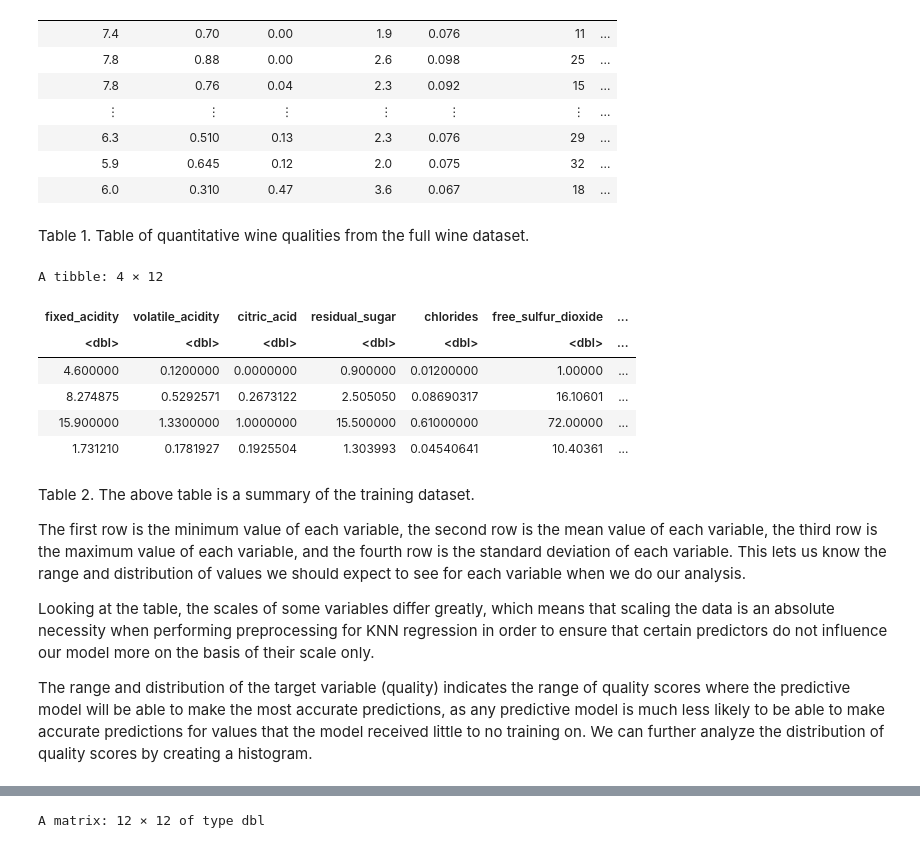
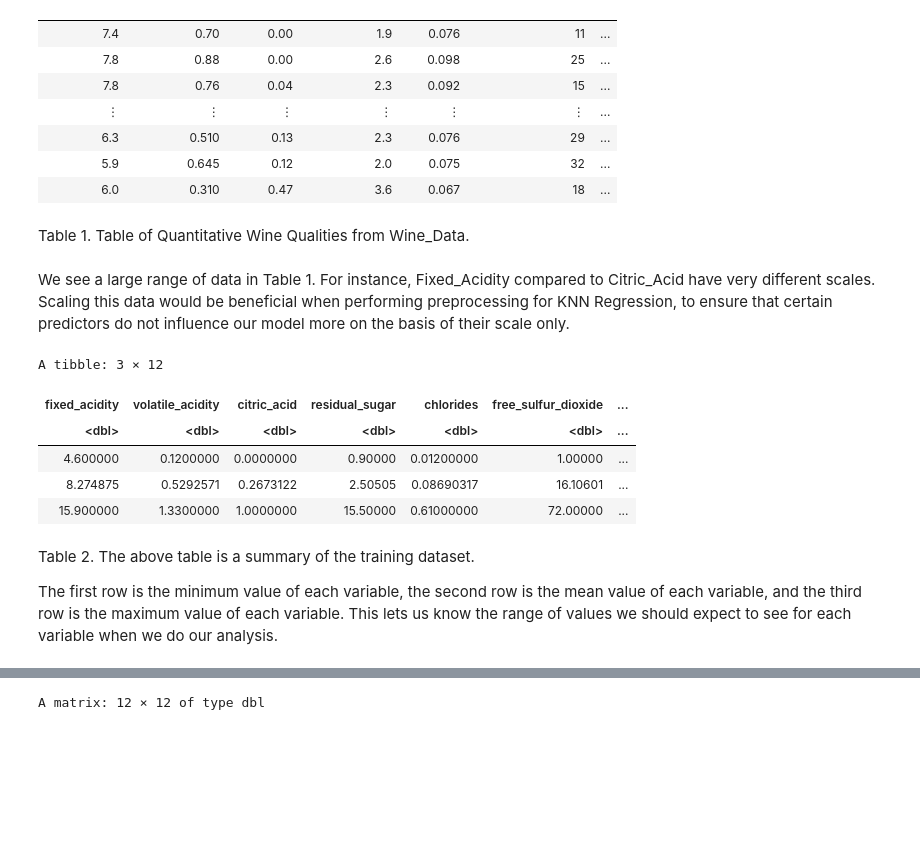
Before and after one commit to aleong2004/Wine-Quality-Prediction, a Jupyter notebook: Project.ipynb, the cells around one changed output, grey strips where cells are left out. Drawn from its saved outputs; the diff is of its cells as text; code cells hidden in the pictures; blank space fills up the shorter version.

```diff
--- a/Project.ipynb
+++ b/Project.ipynb
@@ -75,42 +64,36 @@ A tibble: 1599 × 12
 | 5.9 | 0.645 | 0.12 | 2.0 | 0.075 | 32 | ... |
 | 6.0 | 0.310 | 0.47 | 3.6 | 0.067 | 18 | ... |
 # %% [markdown]
-Table 1. Table of quantitative wine qualities from the full wine dataset.
+Table 1. Table of Quantitative Wine Qualities from Wine_Data.
+# %% [markdown]
+We see a large range of data in Table 1. For instance, Fixed_Acidity compared to Citric_Acid have very different scales. Scaling this data would be beneficial when performing preprocessing for KNN Regression, to ensure that certain predictors do not influence our model more on the basis of their scale only.
 # %%
 #splitting wine data into training/testing
 wine_split <- initial_split(wine_data, prop = 0.75, strata = quality)
 wine_training <- training(wine_split)
 wine_testing <- testing(wine_split)
 # %%
-#summarizing the training dataset
+#summary of wine data
 
 wine_max <- wine_training |>
             summarize(across("fixed_acidity":"quality", max, na.rm = TRUE))
 
 wine_min <- wine_training |>
             summarize(across("fixed_acidity":"quality", min, na.rm = TRUE))
 
 wine_mean <- wine_training |>
              summarize(across("fixed_acidity":"quality", mean, na.rm = TRUE))
 
-wine_sd <- wine_training |>
-             summarize(across("fixed_acidity":"quality", sd, na.rm = TRUE))
-
-wine_summary <- bind_rows(wine_min, wine_mean, wine_max, wine_sd)
+wine_summary <- bind_rows(wine_min, wine_mean, wine_max)
 wine_summary
 # %% [output]
-A tibble: 4 × 12
+A tibble: 3 × 12
 | fixed_acidity | volatile_acidity | citric_acid | residual_sugar | chlorides | free_sulfur_dioxide | ... |
 | <dbl> | <dbl> | <dbl> | <dbl> | <dbl> | <dbl> | ... |
-| 4.600000 | 0.1200000 | 0.0000000 | 0.900000 | 0.01200000 | 1.00000 | ... |
-| 8.274875 | 0.5292571 | 0.2673122 | 2.505050 | 0.08690317 | 16.10601 | ... |
-| 15.900000 | 1.3300000 | 1.0000000 | 15.500000 | 0.61000000 | 72.00000 | ... |
-| 1.731210 | 0.1781927 | 0.1925504 | 1.303993 | 0.04540641 | 10.40361 | ... |
+| 4.600000 | 0.1200000 | 0.0000000 | 0.90000 | 0.01200000 | 1.00000 | ... |
+| 8.274875 | 0.5292571 | 0.2673122 | 2.50505 | 0.08690317 | 16.10601 | ... |
+| 15.900000 | 1.3300000 | 1.0000000 | 15.50000 | 0.61000000 | 72.00000 | ... |
 # %% [markdown]
 Table 2. The above table is a summary of the training dataset.
 
-The first row is the minimum value of each variable, the second row is the mean value of each variable, the third row is the maximum value of each variable, and the fourth row is the standard deviation of each variable. This lets us know the range and distribution of values we should expect to see for each variable when we do our analysis.
-
-Looking at the table, the scales of some variables differ greatly, which means that scaling the data is an absolute necessity when performing preprocessing for KNN regression in order to ensure that certain predictors do not influence our model more on the basis of their scale only.
-
-The range and distribution of the target variable (quality) indicates the range of quality scores where the predictive model will be able to make the most accurate predictions, as any predictive model is much less likely to be able to make accurate predictions for values that the model received little to no training on. We can further analyze the distribution of quality scores by creating a histogram.
+The first row is the minimum value of each variable, the second row is the mean value of each variable, and the third row is the maximum value of each variable. This lets us know the range of values we should expect to see for each variable when we do our analysis.
```
Also changed, not shown: parts of 37 cells of this notebook.
